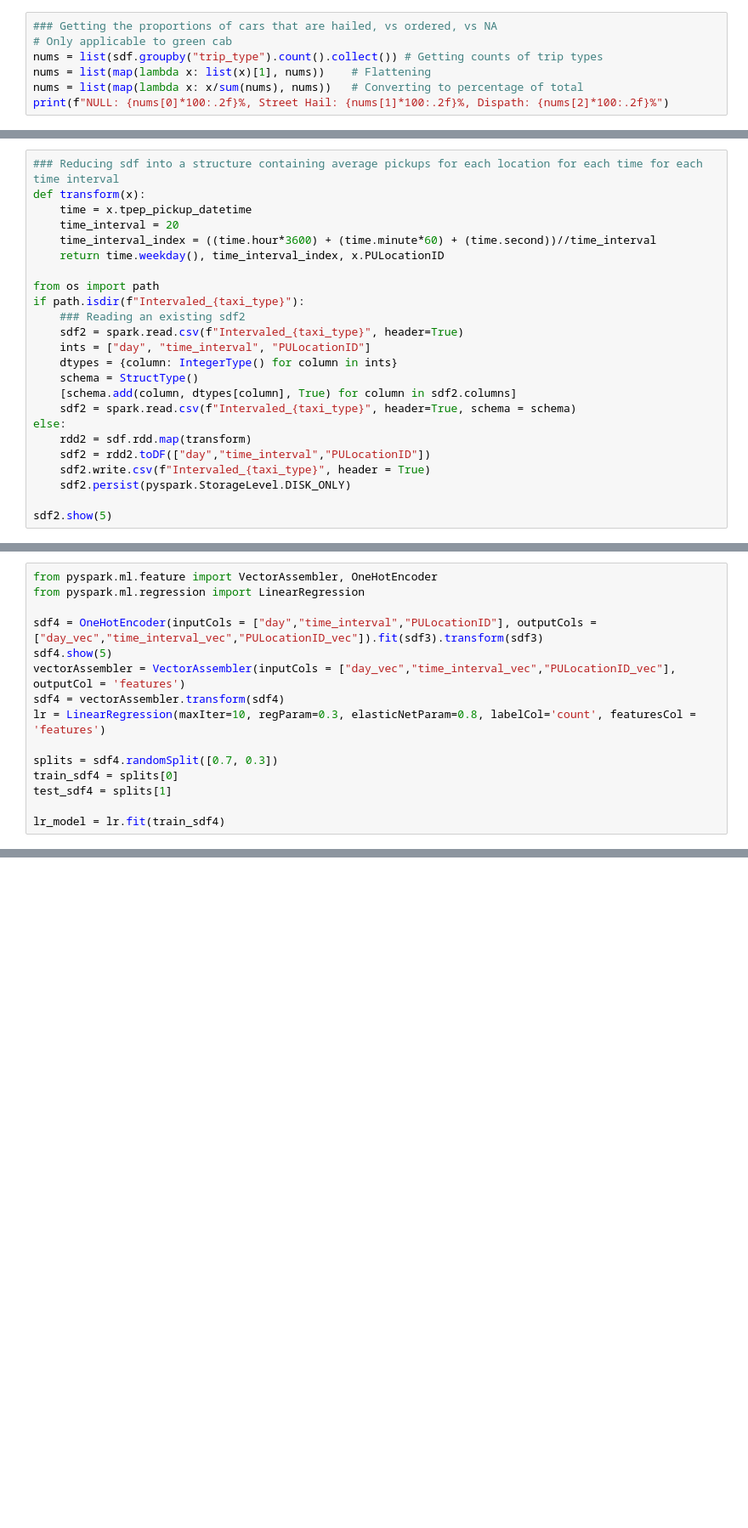
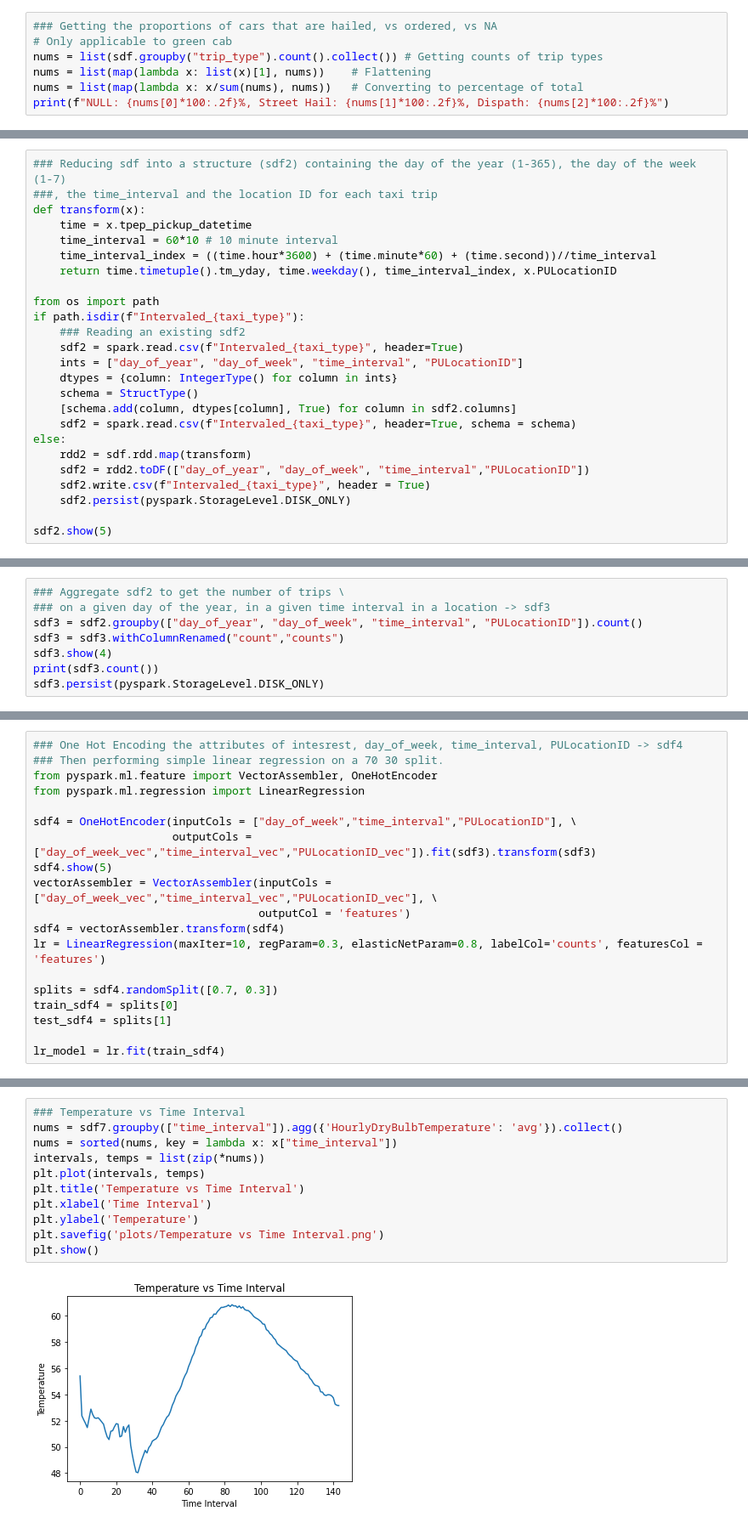
Before and after one commit to ra314/ADS_P1, a Jupyter notebook: main.ipynb, the cells around one changed output, grey strips where cells are left out. Shown at 85% size. Drawn from its saved outputs; the diff is of its cells as text; blank space fills up the shorter version.

```diff
--- a/main.ipynb
+++ b/main.ipynb
@@ -165,25 +162,26 @@ tiny_sdf.show()
 for i in range(4):
     model.predict(tiny_sdf.head(4)[i].features)
 # %%
-### Reducing sdf into a structure containing average pickups for each location for each time for each time interval
+### Reducing sdf into a structure (sdf2) containing the day of the year (1-365), the day of the week (1-7)
+###, the time_interval and the location ID for each taxi trip
 def transform(x):
     time = x.tpep_pickup_datetime
-    time_interval = 20
+    time_interval = 60*10 # 10 minute interval
     time_interval_index = ((time.hour*3600) + (time.minute*60) + (time.second))//time_interval
-    return time.weekday(), time_interval_index, x.PULocationID
+    return time.timetuple().tm_yday, time.weekday(), time_interval_index, x.PULocationID
 
 from os import path
 if path.isdir(f"Intervaled_{taxi_type}"):
     ### Reading an existing sdf2
     sdf2 = spark.read.csv(f"Intervaled_{taxi_type}", header=True)
-    ints = ["day", "time_interval", "PULocationID"]
+    ints = ["day_of_year", "day_of_week", "time_interval", "PULocationID"]
     dtypes = {column: IntegerType() for column in ints}
     schema = StructType()
     [schema.add(column, dtypes[column], True) for column in sdf2.columns]
     sdf2 = spark.read.csv(f"Intervaled_{taxi_type}", header=True, schema = schema)
 else:
     rdd2 = sdf.rdd.map(transform)
-    sdf2 = rdd2.toDF(["day","time_interval","PULocationID"])
+    sdf2 = rdd2.toDF(["day_of_year", "day_of_week", "time_interval","PULocationID"])
     sdf2.write.csv(f"Intervaled_{taxi_type}", header = True)
     sdf2.persist(pyspark.StorageLevel.DISK_ONLY)
 
@@ -217,0 +200,8 @@ DataFrame[day: int, time_interval: int, PULocationID: int, count: bigint]
+# %%
+### Aggregate sdf2 to get the number of trips \
+### on a given day of the year, in a given time interval in a location -> sdf3
+sdf3 = sdf2.groupby(["day_of_year", "day_of_week", "time_interval", "PULocationID"]).count()
+sdf3 = sdf3.withColumnRenamed("count","counts")
+sdf3.show(4)
+print(sdf3.count())
+sdf3.persist(pyspark.StorageLevel.DISK_ONLY)
@@ -218,12 +292,16 @@ DataFrame[day: int, time_interval: int, PULocationID: int, count: bigint]
 # %%
+### One Hot Encoding the attributes of intesrest, day_of_week, time_interval, PULocationID -> sdf4
+### Then performing simple linear regression on a 70 30 split.
 from pyspark.ml.feature import VectorAssembler, OneHotEncoder
 from pyspark.ml.regression import LinearRegression
 
-sdf4 = OneHotEncoder(inputCols = ["day","time_interval","PULocationID"], outputCols = ["day_vec","time_interval_vec","PULocationID_vec"]).fit(sdf3).transform(sdf3)
+sdf4 = OneHotEncoder(inputCols = ["day_of_week","time_interval","PULocationID"], \
+                     outputCols = ["day_of_week_vec","time_interval_vec","PULocationID_vec"]).fit(sdf3).transform(sdf3)
 sdf4.show(5)
-vectorAssembler = VectorAssembler(inputCols = ["day_vec","time_interval_vec","PULocationID_vec"], outputCol = 'features')
+vectorAssembler = VectorAssembler(inputCols = ["day_of_week_vec","time_interval_vec","PULocationID_vec"], \
+                                  outputCol = 'features')
 sdf4 = vectorAssembler.transform(sdf4)
-lr = LinearRegression(maxIter=10, regParam=0.3, elasticNetParam=0.8, labelCol='count', featuresCol = 'features')
+lr = LinearRegression(maxIter=10, regParam=0.3, elasticNetParam=0.8, labelCol='counts', featuresCol = 'features')
 
 splits = sdf4.randomSplit([0.7, 0.3])
 train_sdf4 = splits[0]
@@ -269,0 +629,13 @@ R Squared (R2) on test data = 0.483943
+# %%
+### Temperature vs Time Interval
+nums = sdf7.groupby(["time_interval"]).agg({'HourlyDryBulbTemperature': 'avg'}).collect()
+nums = sorted(nums, key = lambda x: x["time_interval"])
+intervals, temps = list(zip(*nums))
+plt.plot(intervals, temps)
+plt.title('Temperature vs Time Interval')
+plt.xlabel('Time Interval')
+plt.ylabel('Temperature')
+plt.savefig('plots/Temperature vs Time Interval.png')
+plt.show()
+# %% [output]
+[figure, added]
```
Also changed, not shown: parts of 20 cells of this notebook, 16 other files.
